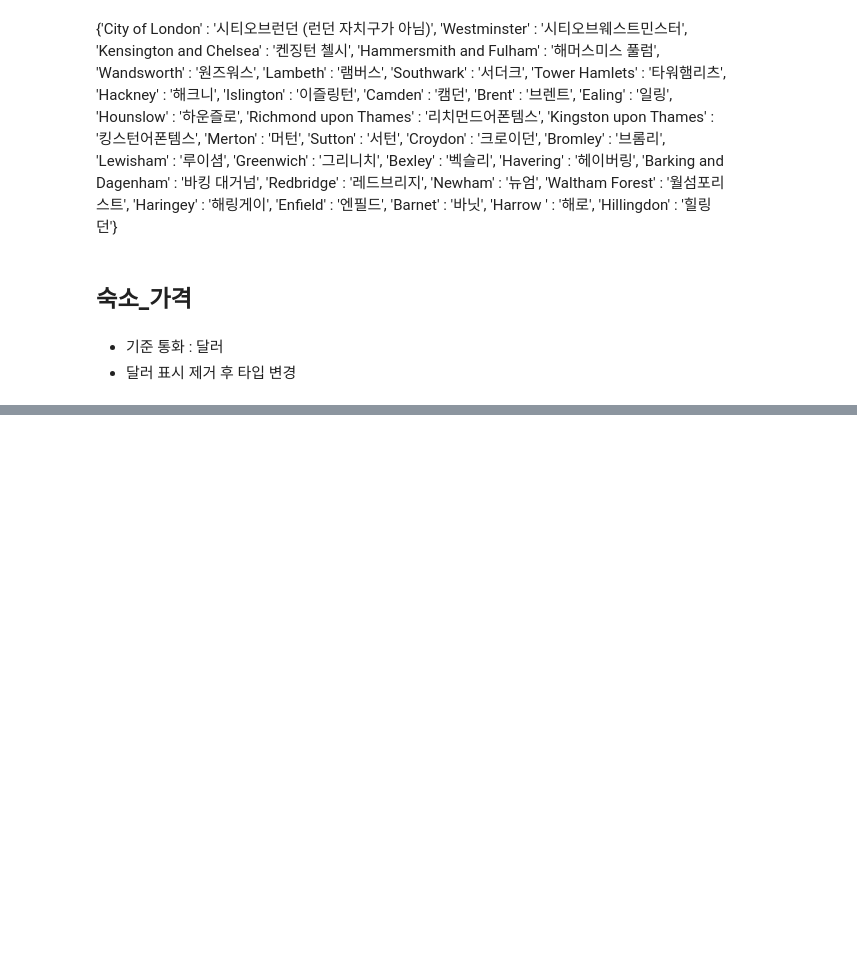
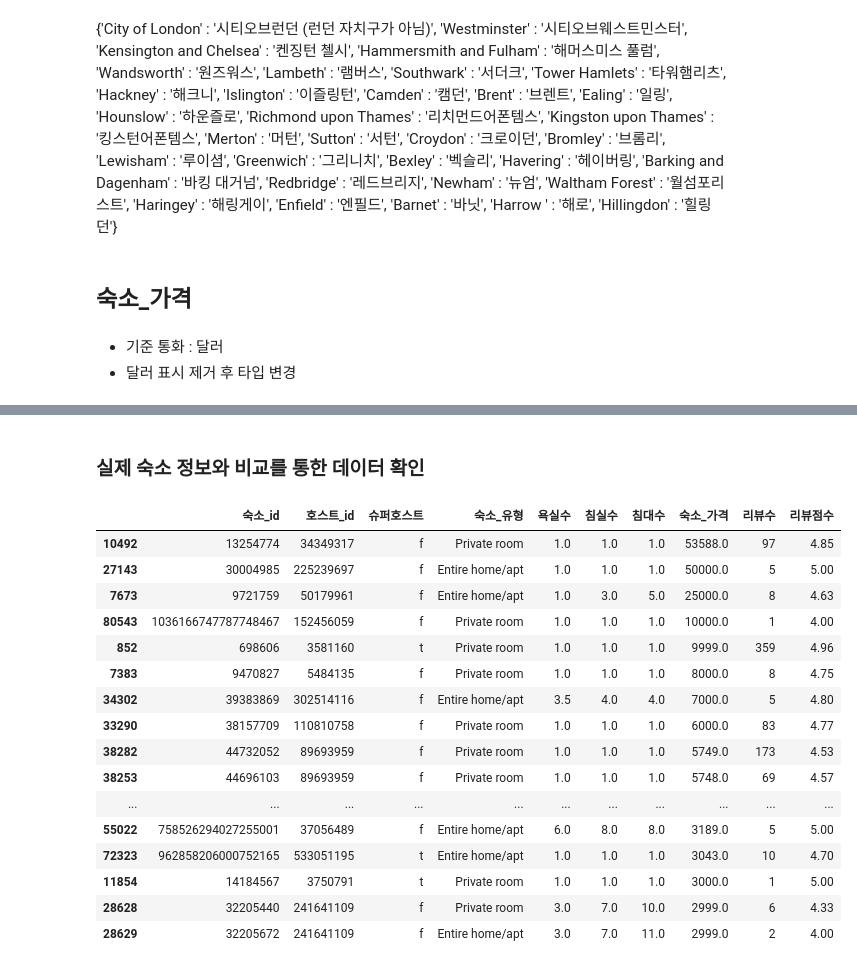
Before and after one commit to minseokpark6/WeeklyProject_Group3, a Jupyter notebook: Code/MinseokPark/가격_관계분석_런던.ipynb, the cells around one changed output, grey strips where cells are left out. Drawn from its saved outputs; the diff is of its cells as text; code cells hidden in the pictures; blank space fills up the shorter version.

```diff
--- a/Code/MinseokPark/가격_관계분석_런던.ipynb
+++ b/Code/MinseokPark/가격_관계분석_런던.ipynb
@@ -1274,3 +1330,25 @@ fig.update_layout(
 
 # 출력
 fig.show()
+# %% [markdown]
+### 실제 숙소 정보와 비교를 통한 데이터 확인
+# %%
+london_lists[col_lists].sort_values(by='숙소_가격', ascending=False)[:30]
+# %% [output]
+|  | 숙소_id | 호스트_id | 슈퍼호스트 | 숙소_유형 | 욕실수 | 침실수 | 침대수 | 숙소_가격 | 리뷰수 | 리뷰점수 |
+| 10492 | 13254774 | 34349317 | f | Private room | 1.0 | 1.0 | 1.0 | 53588.0 | 97 | 4.85 |
+| 27143 | 30004985 | 225239697 | f | Entire home/apt | 1.0 | 1.0 | 1.0 | 50000.0 | 5 | 5.00 |
+| 7673 | 9721759 | 50179961 | f | Entire home/apt | 1.0 | 3.0 | 5.0 | 25000.0 | 8 | 4.63 |
+| 80543 | 1036166747787748467 | 152456059 | f | Private room | 1.0 | 1.0 | 1.0 | 10000.0 | 1 | 4.00 |
+| 852 | 698606 | 3581160 | t | Private room | 1.0 | 1.0 | 1.0 | 9999.0 | 359 | 4.96 |
+| 7383 | 9470827 | 5484135 | f | Private room | 1.0 | 1.0 | 1.0 | 8000.0 | 8 | 4.75 |
+| 34302 | 39383869 | 302514116 | f | Entire home/apt | 3.5 | 4.0 | 4.0 | 7000.0 | 5 | 4.80 |
+| 33290 | 38157709 | 110810758 | f | Private room | 1.0 | 1.0 | 1.0 | 6000.0 | 83 | 4.77 |
+| 38282 | 44732052 | 89693959 | f | Private room | 1.0 | 1.0 | 1.0 | 5749.0 | 173 | 4.53 |
+| 38253 | 44696103 | 89693959 | f | Private room | 1.0 | 1.0 | 1.0 | 5748.0 | 69 | 4.57 |
+| ... | ... | ... | ... | ... | ... | ... | ... | ... | ... | ... |
+| 55022 | 758526294027255001 | 37056489 | f | Entire home/apt | 6.0 | 8.0 | 8.0 | 3189.0 | 5 | 5.00 |
+| 72323 | 962858206000752165 | 533051195 | t | Entire home/apt | 1.0 | 1.0 | 1.0 | 3043.0 | 10 | 4.70 |
+| 11854 | 14184567 | 3750791 | t | Private room | 1.0 | 1.0 | 1.0 | 3000.0 | 1 | 5.00 |
+| 28628 | 32205440 | 241641109 | f | Private room | 3.0 | 7.0 | 10.0 | 2999.0 | 6 | 4.33 |
+| 28629 | 32205672 | 241641109 | f | Entire home/apt | 3.0 | 7.0 | 11.0 | 2999.0 | 2 | 4.00 |
```
Also changed, not shown: parts of 14 cells of this notebook.
